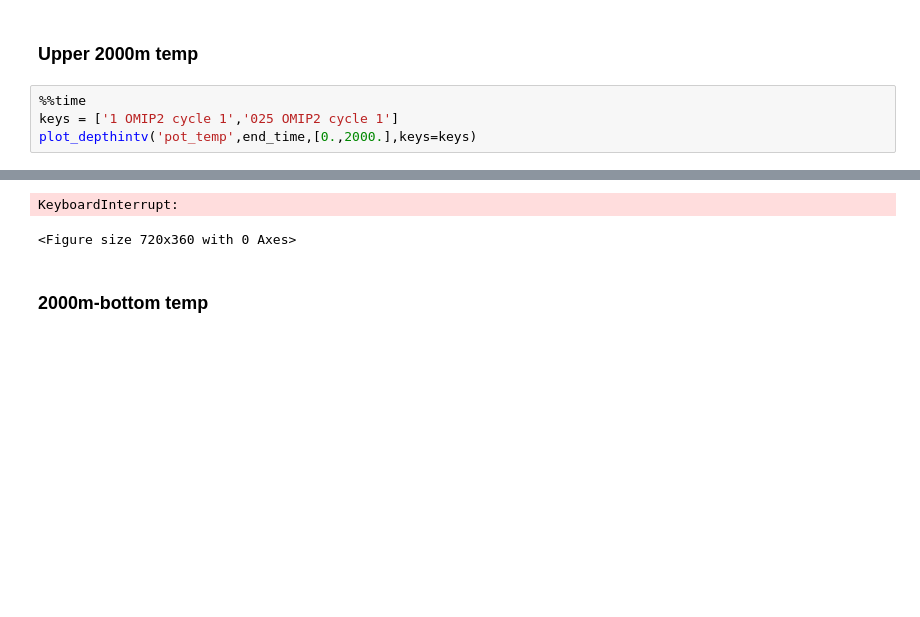
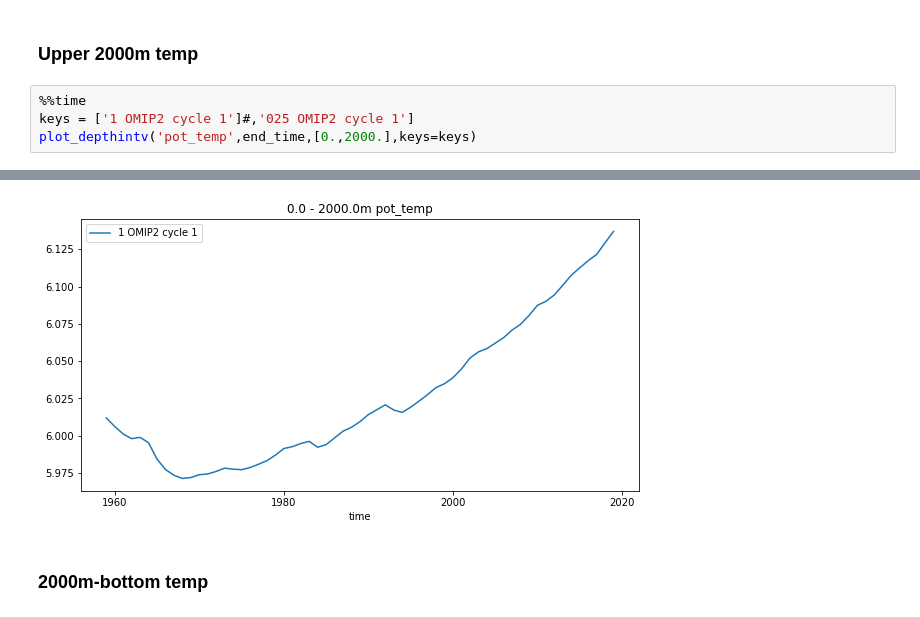
Before and after one commit to rmholmes/cosima-scripts, a Jupyter notebook: omip/OMIP2_025deg_InitialAnalysis.ipynb, the cells around one changed output, grey strips where cells are left out. Cells and saved outputs as stored; diff of their text form; blank space fills up the shorter version.

```diff
--- a/omip/OMIP2_025deg_InitialAnalysis.ipynb
+++ b/omip/OMIP2_025deg_InitialAnalysis.ipynb
@@ -165,7 +148,7 @@ KilledWorker: ("('open_dataset-concatenate-a3d7a29b6d517c29342894508e83d014', 38
 ### Upper 2000m temp
 # %%
 %%time
-keys = ['1 OMIP2 cycle 1','025 OMIP2 cycle 1']
+keys = ['1 OMIP2 cycle 1']#,'025 OMIP2 cycle 1']
 plot_depthintv('pot_temp',end_time,[0.,2000.],keys=keys)
 # %% [output]
 1deg_jra55_iaf_omip2
@@ -176,5 +157,4 @@ distributed.nanny - WARNING - Worker process still alive after 3 seconds, killin
-KeyboardInterrupt:
-<Figure size 720x360 with 0 Axes>
+[figure, added]
 # %% [markdown]
 ### 2000m-bottom temp
 # %%
```
Also changed, not shown: parts of 3 cells of this notebook.
